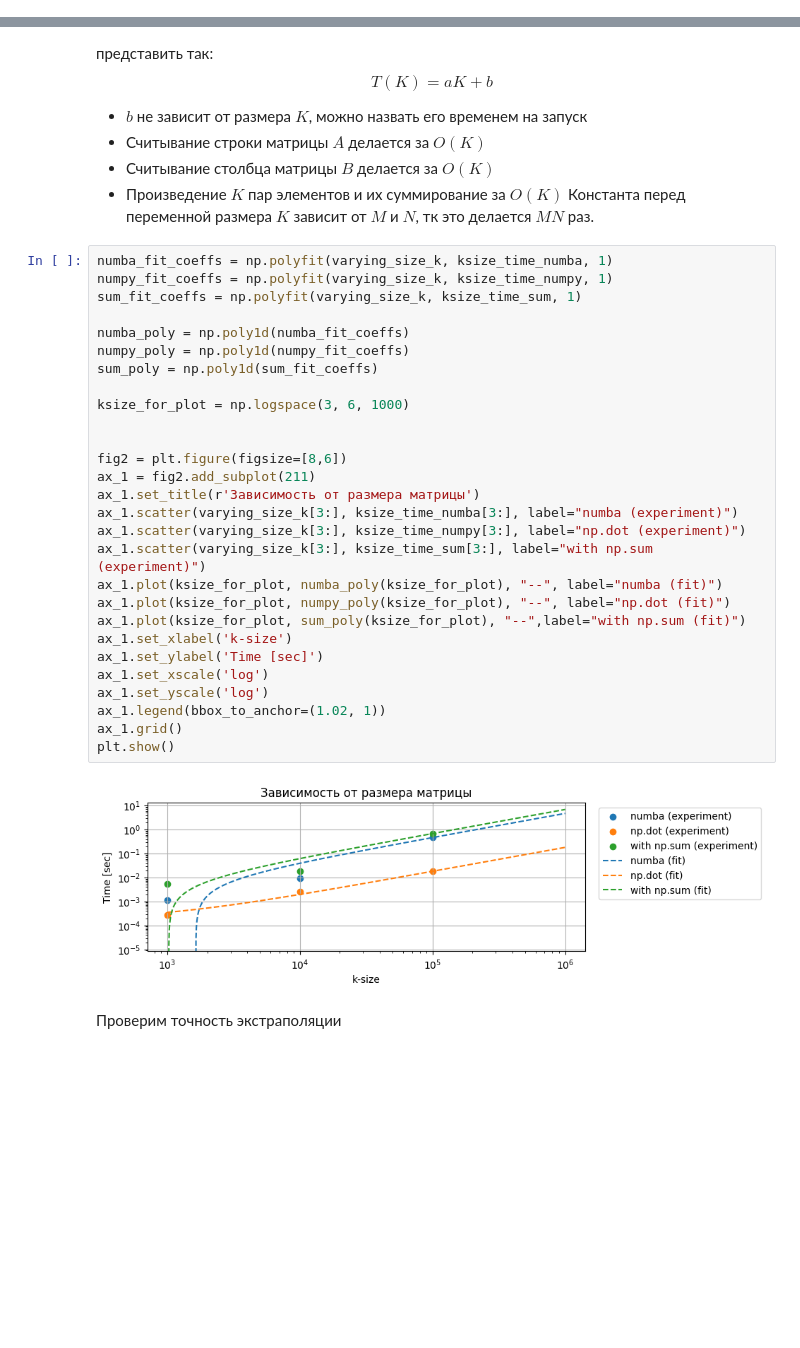
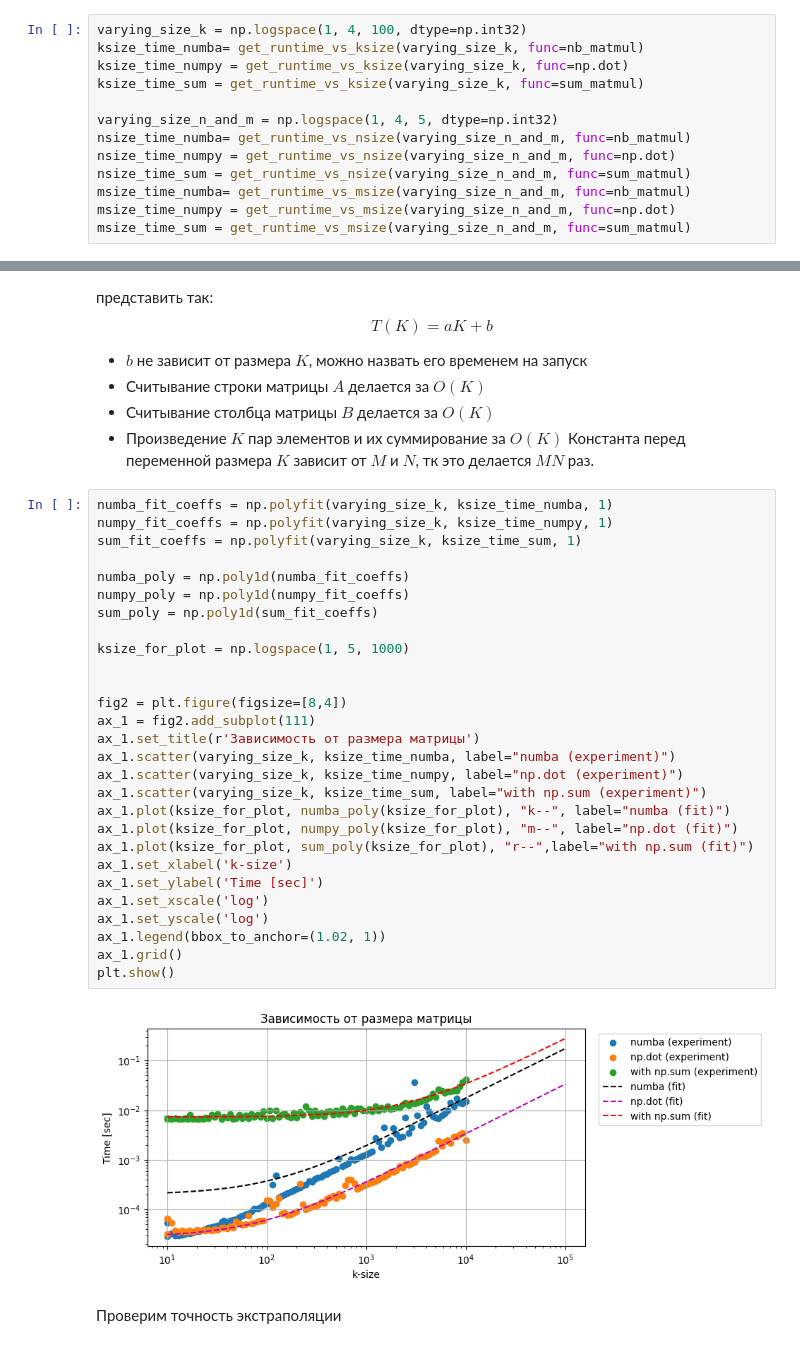
Before and after one commit to isvoropaev02/matrix_algorithms, a Jupyter notebook: lab1/main_lab1.ipynb, the cells around one changed output, grey strips where cells are left out. Drawn from its saved outputs; the diff is of its cells as text; blank space fills up the shorter version.

```diff
--- a/lab1/main_lab1.ipynb
+++ b/lab1/main_lab1.ipynb
@@ -98 +140,14 @@ Numpy sum matmul:
+# %%
+varying_size_k = np.logspace(1, 4, 100, dtype=np.int32)
+ksize_time_numba= get_runtime_vs_ksize(varying_size_k, func=nb_matmul)
+ksize_time_numpy = get_runtime_vs_ksize(varying_size_k, func=np.dot)
+ksize_time_sum = get_runtime_vs_ksize(varying_size_k, func=sum_matmul)
+
+varying_size_n_and_m = np.logspace(1, 4, 5, dtype=np.int32)
+nsize_time_numba= get_runtime_vs_nsize(varying_size_n_and_m, func=nb_matmul)
+nsize_time_numpy = get_runtime_vs_nsize(varying_size_n_and_m, func=np.dot)
+nsize_time_sum = get_runtime_vs_nsize(varying_size_n_and_m, func=sum_matmul)
+msize_time_numba= get_runtime_vs_msize(varying_size_n_and_m, func=nb_matmul)
+msize_time_numpy = get_runtime_vs_msize(varying_size_n_and_m, func=np.dot)
+msize_time_sum = get_runtime_vs_msize(varying_size_n_and_m, func=sum_matmul)
 # %%
@@ -219,33 +249,33 @@ $$T(K)=aK+b$$
 # %%
 numba_fit_coeffs = np.polyfit(varying_size_k, ksize_time_numba, 1)
 numpy_fit_coeffs = np.polyfit(varying_size_k, ksize_time_numpy, 1)
 sum_fit_coeffs = np.polyfit(varying_size_k, ksize_time_sum, 1)
 
 numba_poly = np.poly1d(numba_fit_coeffs)
 numpy_poly = np.poly1d(numpy_fit_coeffs)
 sum_poly = np.poly1d(sum_fit_coeffs)
 
-ksize_for_plot = np.logspace(3, 6, 1000)
+ksize_for_plot = np.logspace(1, 5, 1000)
 
 
-fig2 = plt.figure(figsize=[8,6])
-ax_1 = fig2.add_subplot(211)
+fig2 = plt.figure(figsize=[8,4])
+ax_1 = fig2.add_subplot(111)
 ax_1.set_title(r'Зависимость от размера матрицы')
-ax_1.scatter(varying_size_k[3:], ksize_time_numba[3:], label="numba (experiment)")
-ax_1.scatter(varying_size_k[3:], ksize_time_numpy[3:], label="np.dot (experiment)")
-ax_1.scatter(varying_size_k[3:], ksize_time_sum[3:], label="with np.sum (experiment)")
-ax_1.plot(ksize_for_plot, numba_poly(ksize_for_plot), "--", label="numba (fit)")
-ax_1.plot(ksize_for_plot, numpy_poly(ksize_for_plot), "--", label="np.dot (fit)")
-ax_1.plot(ksize_for_plot, sum_poly(ksize_for_plot), "--",label="with np.sum (fit)")
+ax_1.scatter(varying_size_k, ksize_time_numba, label="numba (experiment)")
+ax_1.scatter(varying_size_k, ksize_time_numpy, label="np.dot (experiment)")
+ax_1.scatter(varying_size_k, ksize_time_sum, label="with np.sum (experiment)")
+ax_1.plot(ksize_for_plot, numba_poly(ksize_for_plot), "k--", label="numba (fit)")
+ax_1.plot(ksize_for_plot, numpy_poly(ksize_for_plot), "m--", label="np.dot (fit)")
+ax_1.plot(ksize_for_plot, sum_poly(ksize_for_plot), "r--",label="with np.sum (fit)")
 ax_1.set_xlabel('k-size')
 ax_1.set_ylabel('Time [sec]')
 ax_1.set_xscale('log')
 ax_1.set_yscale('log')
 ax_1.legend(bbox_to_anchor=(1.02, 1))
 ax_1.grid()
 plt.show()
 # %% [output]
-[figure, old version]
+[figure, new version]
 # %% [markdown]
 Проверим точность экстраполяции
 # %%
```
Also changed, not shown: parts of 15 cells of this notebook.
